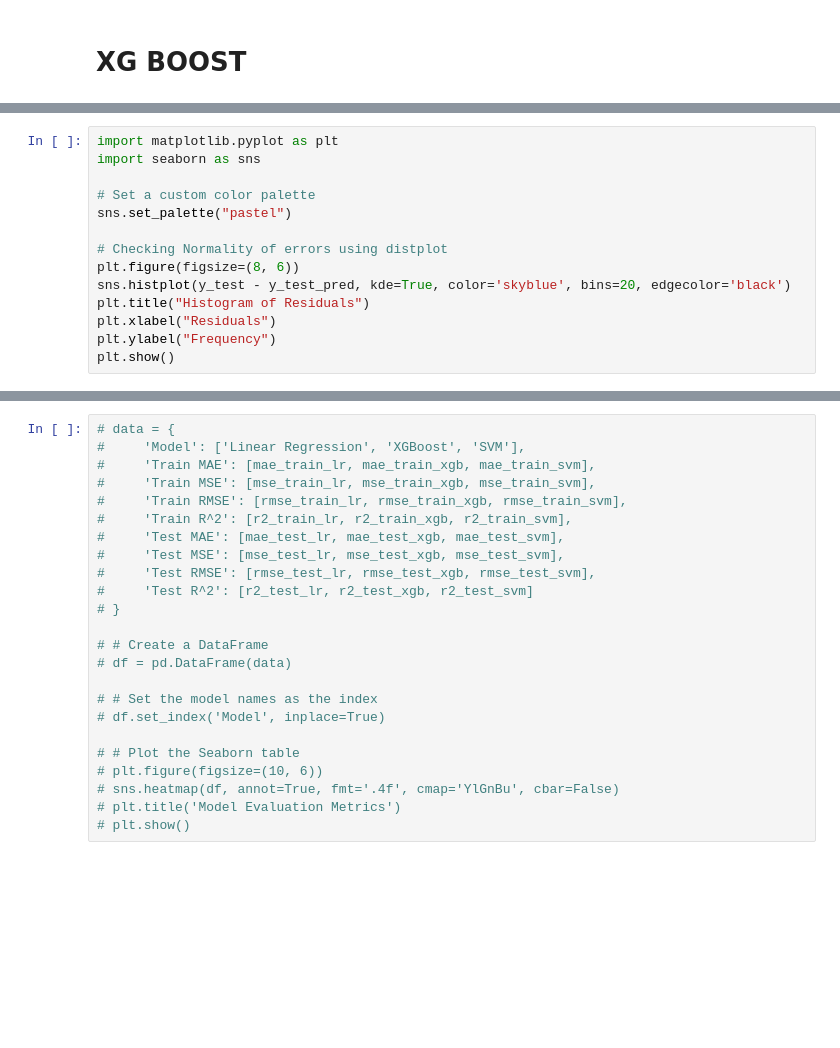
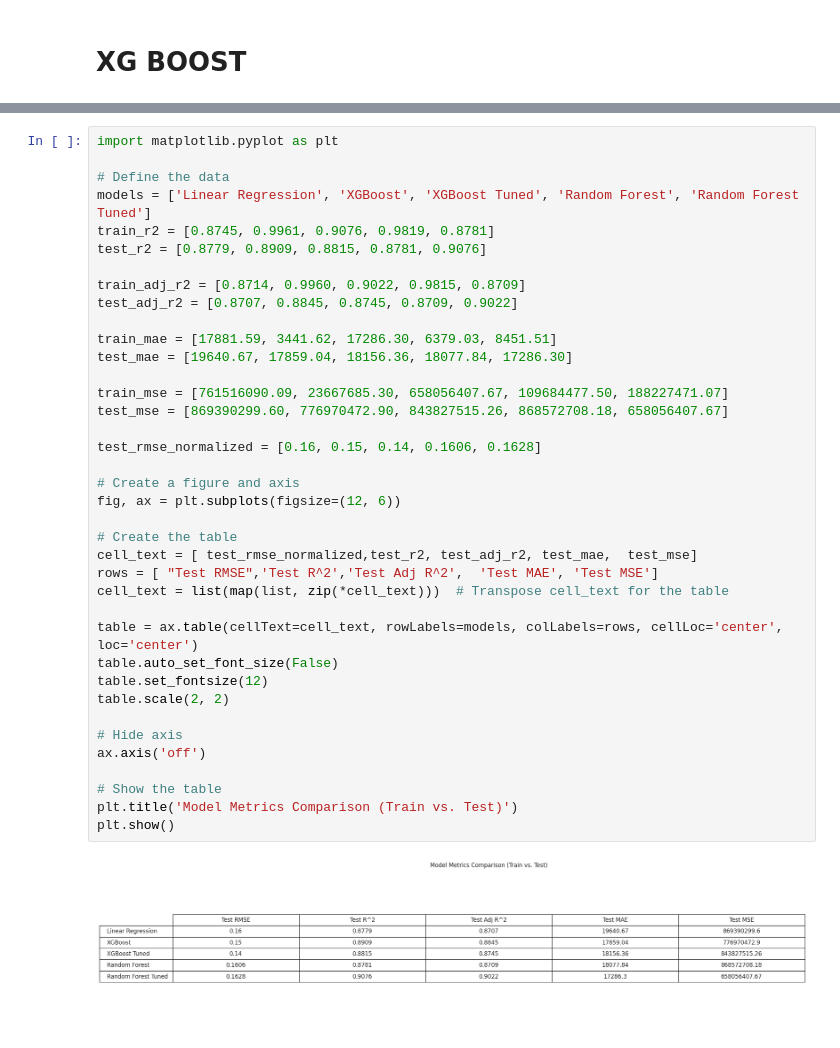
Before and after one commit to Abeermathur7/RealEstateModeling, a Jupyter notebook: RealEstatePropertyPriceFeatureAnalysis.ipynb, the cells around one changed output, grey strips where cells are left out. Saved outputs shown, nothing was run; the diff lists cells and outputs as text; blank space fills up the shorter version.

```diff
--- a/RealEstatePropertyPriceFeatureAnalysis.ipynb
+++ b/RealEstatePropertyPriceFeatureAnalysis.ipynb
@@ -441,14 +308,0 @@ plt.show()
-# %%
-import matplotlib.pyplot as plt
-import seaborn as sns
-
-# Set a custom color palette
-sns.set_palette("pastel")
-
-# Checking Normality of errors using distplot
-plt.figure(figsize=(8, 6))
-sns.histplot(y_test - y_test_pred, kde=True, color='skyblue', bins=20, edgecolor='black')
-plt.title("Histogram of Residuals")
-plt.xlabel("Residuals")
-plt.ylabel("Frequency")
-plt.show()
@@ -1035,24 +442,40 @@ plt.show()
-# %%
-# data = {
-#     'Model': ['Linear Regression', 'XGBoost', 'SVM'],
-#     'Train MAE': [mae_train_lr, mae_train_xgb, mae_train_svm],
-#     'Train MSE': [mse_train_lr, mse_train_xgb, mse_train_svm],
-#     'Train RMSE': [rmse_train_lr, rmse_train_xgb, rmse_train_svm],
-#     'Train R^2': [r2_train_lr, r2_train_xgb, r2_train_svm],
-#     'Test MAE': [mae_test_lr, mae_test_xgb, mae_test_svm],
-#     'Test MSE': [mse_test_lr, mse_test_xgb, mse_test_svm],
-#     'Test RMSE': [rmse_test_lr, rmse_test_xgb, rmse_test_svm],
-#     'Test R^2': [r2_test_lr, r2_test_xgb, r2_test_svm]
-# }
-
-# # Create a DataFrame
-# df = pd.DataFrame(data)
-
-# # Set the model names as the index
-# df.set_index('Model', inplace=True)
-
-# # Plot the Seaborn table
-# plt.figure(figsize=(10, 6))
-# sns.heatmap(df, annot=True, fmt='.4f', cmap='YlGnBu', cbar=False)
-# plt.title('Model Evaluation Metrics')
-# plt.show()
+# %%
+import matplotlib.pyplot as plt
+
+# Define the data
+models = ['Linear Regression', 'XGBoost', 'XGBoost Tuned', 'Random Forest', 'Random Forest Tuned']
+train_r2 = [0.8745, 0.9961, 0.9076, 0.9819, 0.8781]
+test_r2 = [0.8779, 0.8909, 0.8815, 0.8781, 0.9076]
+
+train_adj_r2 = [0.8714, 0.9960, 0.9022, 0.9815, 0.8709]
+test_adj_r2 = [0.8707, 0.8845, 0.8745, 0.8709, 0.9022]
+
+train_mae = [17881.59, 3441.62, 17286.30, 6379.03, 8451.51]
+test_mae = [19640.67, 17859.04, 18156.36, 18077.84, 17286.30]
+
+train_mse = [761516090.09, 23667685.30, 658056407.67, 109684477.50, 188227471.07]
+test_mse = [869390299.60, 776970472.90, 843827515.26, 868572708.18, 658056407.67]
+
+test_rmse_normalized = [0.16, 0.15, 0.14, 0.1606, 0.1628]
+
+# Create a figure and axis
+fig, ax = plt.subplots(figsize=(12, 6))
+
+# Create the table
+cell_text = [ test_rmse_normalized,test_r2, test_adj_r2, test_mae,  test_mse]
+rows = [ "Test RMSE",'Test R^2','Test Adj R^2',  'Test MAE', 'Test MSE']
+cell_text = list(map(list, zip(*cell_text)))  # Transpose cell_text for the table
+
+table = ax.table(cellText=cell_text, rowLabels=models, colLabels=rows, cellLoc='center', loc='center')
+table.auto_set_font_size(False)
+table.set_fontsize(12)
+table.scale(2, 2)
+
+# Hide axis
+ax.axis('off')
+
+# Show the table
+plt.title('Model Metrics Comparison (Train vs. Test)')
+plt.show()
+# %% [output]
+[figure, added]
```
Also changed, not shown: parts of 45 cells of this notebook.
